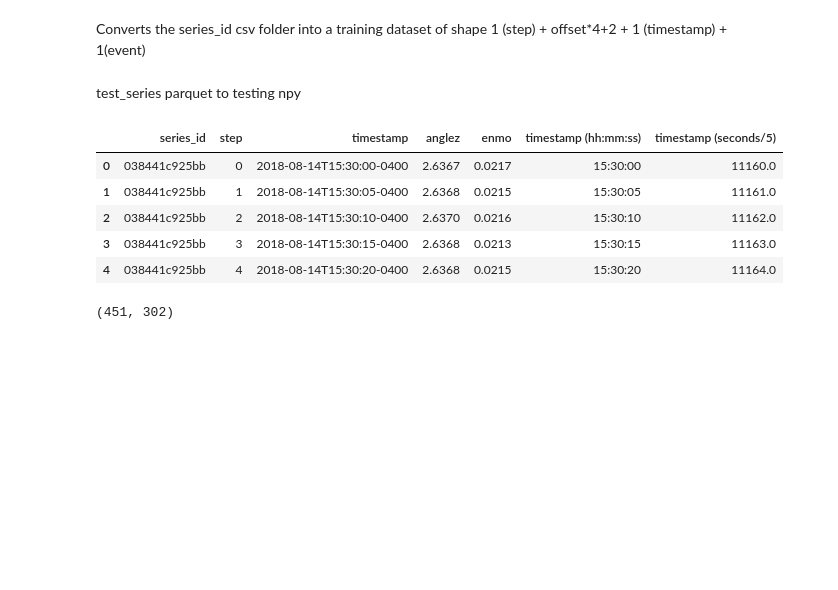
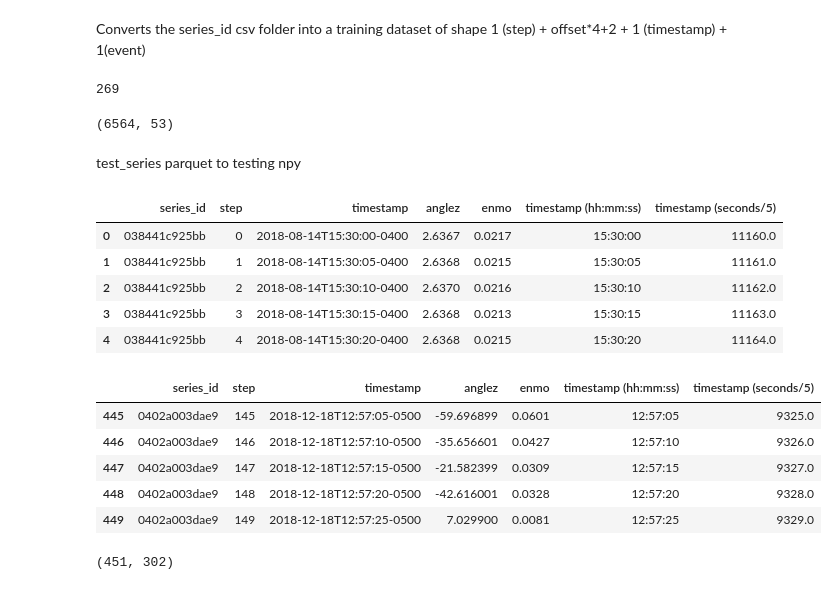
Before and after one commit to Nayel-Blidi/Kaggle, a Jupyter notebook: dataHandler.ipynb, the cells around one changed output. Saved outputs shown, nothing was run; the diff lists cells and outputs as text; code cells hidden in the pictures; blank space fills up the shorter version.

```diff
--- a/dataHandler.ipynb
+++ b/dataHandler.ipynb
@@ -278,7 +278,7 @@ csv_list = [f for f in os.listdir(current_folder_path + "/series_id_data/") if f
 print(len(csv_list))
 
 df_train_events = pd.read_csv(current_folder_path + "/train_events_updated.csv").dropna()
-offset=75
+offset=12
 
 df_features = pd.DataFrame([], columns=["anglez", "enmo"])
 df_targets = pd.DataFrame([], columns=["event"])
@@ -321,6 +321,9 @@ for serie_id in tqdm(csv_list):
 
 np.save(f"{current_folder_path}/training_data/data_{offset}.npy", array[1:, :])
 print(array.shape)
+# %% [output]
+269
+(6564, 53)
 # %% [markdown]
 test_series parquet to testing npy
 # %%
@@ -348,38 +351,45 @@ for serie_id in series_id:
 # Concatenating the two new seconds columns to the train_events dataframe
 df_test_series = pd.concat([df_test_series, df_train_events_timestamp_extension], axis=1)
 display(df_test_series.head())
+display(df_test_series.tail())
 
 array = np.zeros((1, 1 + 75*4 + 1))
 for serie_id in tqdm(series_id):
 
     df_steps = df_test_series[df_test_series["series_id"] == serie_id]["step"]
 
     for step in df_steps:
         # Only the data within 30min of an event is gathered
         #sample_data = df_samples[df_samples["step"].between(step[0]-360, step[0]+360)]
         sample_data = df_test_series[df_test_series["series_id"] == serie_id]
 
         # Data is converted as a flattened array
         anglez = sample_data["anglez"].to_numpy()
         enmo = sample_data["enmo"].to_numpy()
         timestamp = sample_data["timestamp (seconds/5)"].to_numpy()[step]
 
         array_step = np.array([np.concatenate((np.array([step]), anglez, enmo, np.array([timestamp])))])
         #print(array_step.shape, array.shape)
         array = np.concatenate((array, array_step), axis=0)
         try:
             None
         except:
             continue
 
 
-np.save(f"{current_folder_path}/submission.npy", array[1:, :])
+#np.save(f"{current_folder_path}/submission.npy", array[1:, :])
 print(array.shape)
 # %% [output]
 |  | series_id | step | timestamp | anglez | enmo | timestamp (hh:mm:ss) | timestamp (seconds/5) |
 | 0 | 038441c925bb | 0 | 2018-08-14T15:30:00-0400 | 2.6367 | 0.0217 | 15:30:00 | 11160.0 |
 | 1 | 038441c925bb | 1 | 2018-08-14T15:30:05-0400 | 2.6368 | 0.0215 | 15:30:05 | 11161.0 |
 | 2 | 038441c925bb | 2 | 2018-08-14T15:30:10-0400 | 2.6370 | 0.0216 | 15:30:10 | 11162.0 |
 | 3 | 038441c925bb | 3 | 2018-08-14T15:30:15-0400 | 2.6368 | 0.0213 | 15:30:15 | 11163.0 |
 | 4 | 038441c925bb | 4 | 2018-08-14T15:30:20-0400 | 2.6368 | 0.0215 | 15:30:20 | 11164.0 |
+|  | series_id | step | timestamp | anglez | enmo | timestamp (hh:mm:ss) | timestamp (seconds/5) |
+| 445 | 0402a003dae9 | 145 | 2018-12-18T12:57:05-0500 | -59.696899 | 0.0601 | 12:57:05 | 9325.0 |
+| 446 | 0402a003dae9 | 146 | 2018-12-18T12:57:10-0500 | -35.656601 | 0.0427 | 12:57:10 | 9326.0 |
+| 447 | 0402a003dae9 | 147 | 2018-12-18T12:57:15-0500 | -21.582399 | 0.0309 | 12:57:15 | 9327.0 |
+| 448 | 0402a003dae9 | 148 | 2018-12-18T12:57:20-0500 | -42.616001 | 0.0328 | 12:57:20 | 9328.0 |
+| 449 | 0402a003dae9 | 149 | 2018-12-18T12:57:25-0500 | 7.029900 | 0.0081 | 12:57:25 | 9329.0 |
 (451, 302)
```
Also changed, not shown: parts of 1 cell of this notebook.
